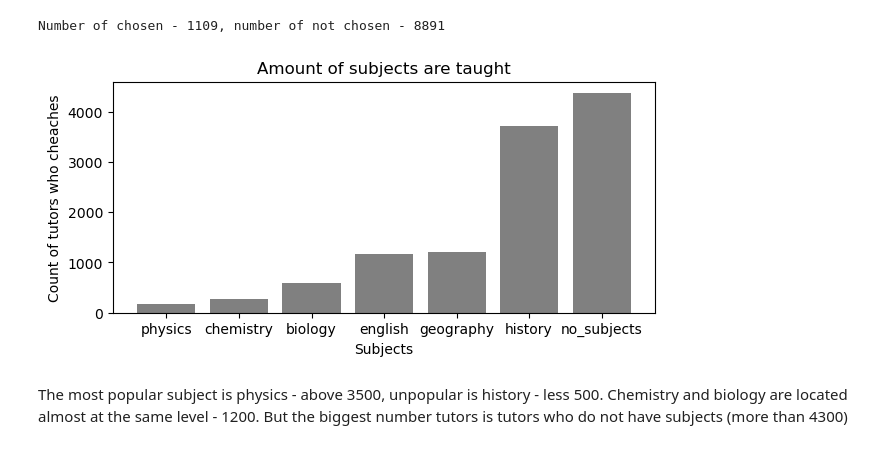
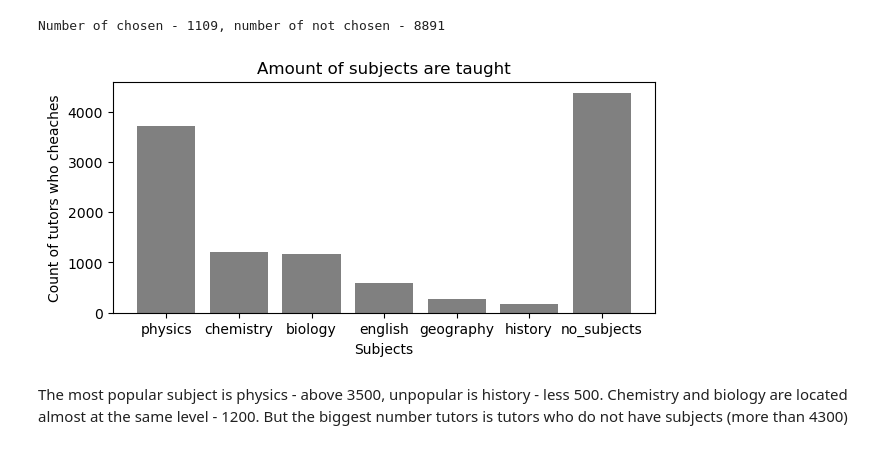
Before and after one commit to SpaceMakerc/tutor_prediction, a Jupyter notebook: predict_model_v1.ipynb, the cells around one changed output. Drawn from its saved outputs; the diff is of its cells as text; code cells hidden in the pictures.

```diff
--- a/predict_model_v1.ipynb
+++ b/predict_model_v1.ipynb
@@ -322,20 +324,20 @@ Number of chosen - 1109, number of not chosen - 8891
 # %%
 category = ["physics", "chemistry", "biology", "english", "geography", "history"]
 # %%
-df_train_cat = df_train[category].apply(lambda x: x.sum())
+df_train_cat = df_train[category].apply(lambda x: x.sum(), axis=0)
 # %%
 df_train_cat["no_subjects"] = df_train[category].apply(lambda x: sum([1 if i == 0 else 0 for i in x]) == 6, axis=1).sum()
 # %%
 plt.figure(figsize=(7, 3))
 
-plt.bar(df_train_cat.index, df_train_cat.sort_values(), color="grey")
+plt.bar(df_train_cat.index, df_train_cat, color="grey")
 plt.title("Amount of subjects are taught")
 plt.xlabel("Subjects")
 plt.ylabel("Count of tutors who cheaches")
 
 plt.show()
 # %% [output]
-[figure, old version]
+[figure, new version]
 # %% [markdown]
 The most popular subject is physics - above 3500, unpopular is history - less 500. Chemistry and biology are located almost at the same level - 1200. But the biggest number tutors is tutors who do not have subjects (more than 4300)
 # %%
```
Also changed, not shown: parts of 32 cells of this notebook.
